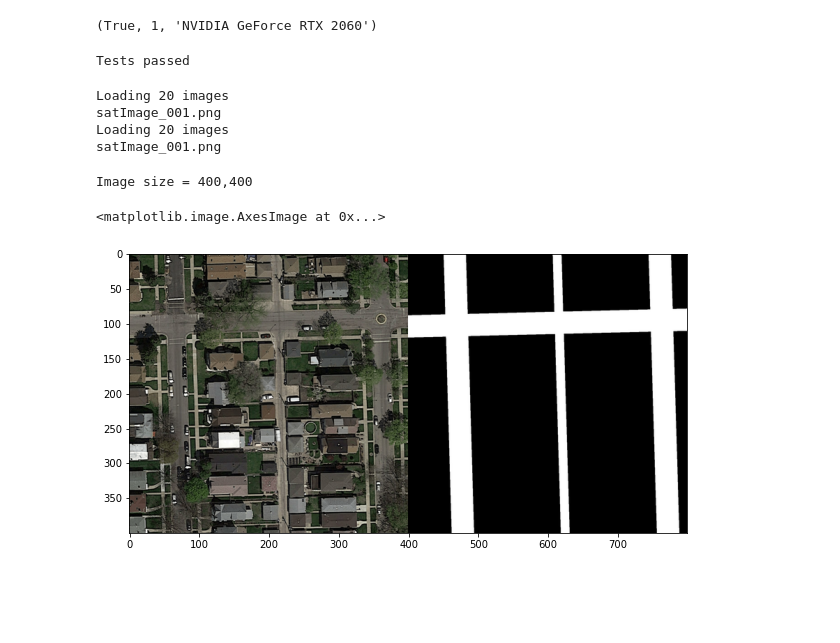
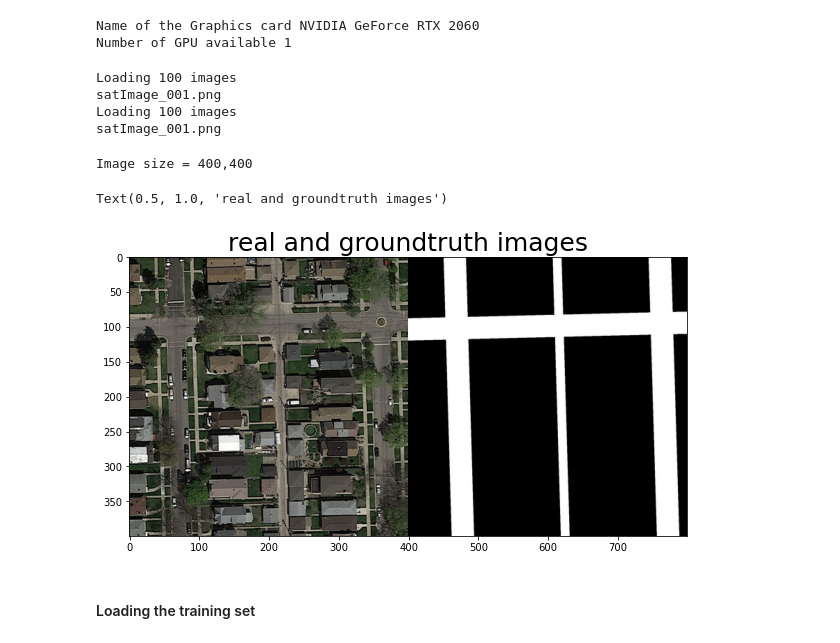
Before and after one commit to felixkln/ML-Road-Segmentation-Project, a Jupyter notebook: Valerian/cnn_clean_good_acc.ipynb, the cells around one changed output. Drawn from its saved outputs; the diff is of its cells as text; code cells hidden in the pictures; blank space fills up the shorter version.

```diff
--- a/Valerian/cnn_clean_good_acc.ipynb
+++ b/Valerian/cnn_clean_good_acc.ipynb
@@ -9,7 +26,14 @@ import torchvision
 # %%
-torch.cuda.is_available(), torch.cuda.device_count(), torch.cuda.get_device_name()
+if torch.cuda.is_available():
+    print("Name of the Graphics card", torch.cuda.get_device_name())
+    print("Number of GPU available", torch.cuda.device_count())
+    device = "cuda"
+else:
+    print("No GPU available on this machine")
+    device = "cpu"
 # %% [output]
-(True, 1, 'NVIDIA GeForce RTX 2060')
+Name of the Graphics card NVIDIA GeForce RTX 2060
+Number of GPU available 1
 # %%
 # Helper functions
 
@@ -63,31 +87,14 @@ def accuracy(predicted_logits, reference):
     labels = torch.argmax(predicted_logits, 1)
     correct_predictions = labels.eq(reference)
     return correct_predictions.sum().float() / correct_predictions.nelement()
-# %%
-def test_accuracy():
-    #predictions = torch.tensor([[0.5, -0.6], [1.0, -0.3], [0.7, 0]]) #0
-    predictions = torch.tensor([[0.5, 1.0, 0.7], [-0.6, -0.3, 0]]) #1
-    correct_labels = torch.tensor([0, 2])  # first is wrong, second is correct
-    print()
-    assert accuracy(predictions, correct_labels).allclose(torch.tensor([0.5]))
-
-    #predictions = torch.tensor([[0.5, -0.6, -1], [1.0, -0.3, 0], [0.7, 0, 1]]) #0
-    predictions = torch.tensor([[0.5, 1.0, 0.7], [-0.6, -0.3, 0], [-1, 0, 1]]) #1
-    correct_labels = torch.tensor([1, 1, 2])  # correct, wrong, correct
-    assert accuracy(predictions, correct_labels).allclose(torch.tensor([2/3]))
-
-    print("Tests passed")
-
-test_accuracy()
-# %% [output]
-Tests passed
 # %%
 # Loaded a set of images
 root_dir = "data/training/"
 image_test = "data/test_set_images"
 image_dir = root_dir + "images/"
 files = os.listdir(image_dir)
-n = min(20, len(files)) # Load maximum 20 images
+#n = min(30, len(files))
+n = len(files)
 print("Loading " + str(n) + " images")
 imgs = [load_image(image_dir + files[i]) for i in range(n)]
 print(files[0])
@@ -96,26 +103,25 @@ gt_dir = root_dir + "groundtruth/"
 print("Loading " + str(n) + " images")
 gt_imgs = [load_image(gt_dir + files[i]) for i in range(n)]
 print(files[0])
-
-n = 10 # Only use 10 images for training
 # %% [output]
-Loading 20 images
+Loading 100 images
 satImage_001.png
-Loading 20 images
+Loading 100 images
 satImage_001.png
 # %%
 %matplotlib inline
 i=5
 print('Image size = ' + str(imgs[i].shape[0]) + ',' + str(imgs[i].shape[1]))
 
 # Show first image and its groundtruth image
 cimg = concatenate_images(imgs[i], gt_imgs[i])
 fig1 = plt.figure(figsize=(10, 10))
 plt.imshow(cimg, cmap='Greys_r')
+plt.title("real and groundtruth images", fontdict={'fontsize':25})
 # %% [output]
 Image size = 400,400
-<matplotlib.image.AxesImage at 0x...>
+Text(0.5, 1.0, 'real and groundtruth images')
-[figure, old version]
+[figure, new version]
 # %%
 # Extract patches from input images
 patch_size = 16 # each patch is 16*16 pixels
@@ -161 +160,3 @@ x_test_dir = os.path.join(DATA_DIR, 'test_set_images')
+# %% [markdown]
+#### Loading the training set
 # %%
```
Also changed, not shown: parts of 49 cells of this notebook, 4 other files.
